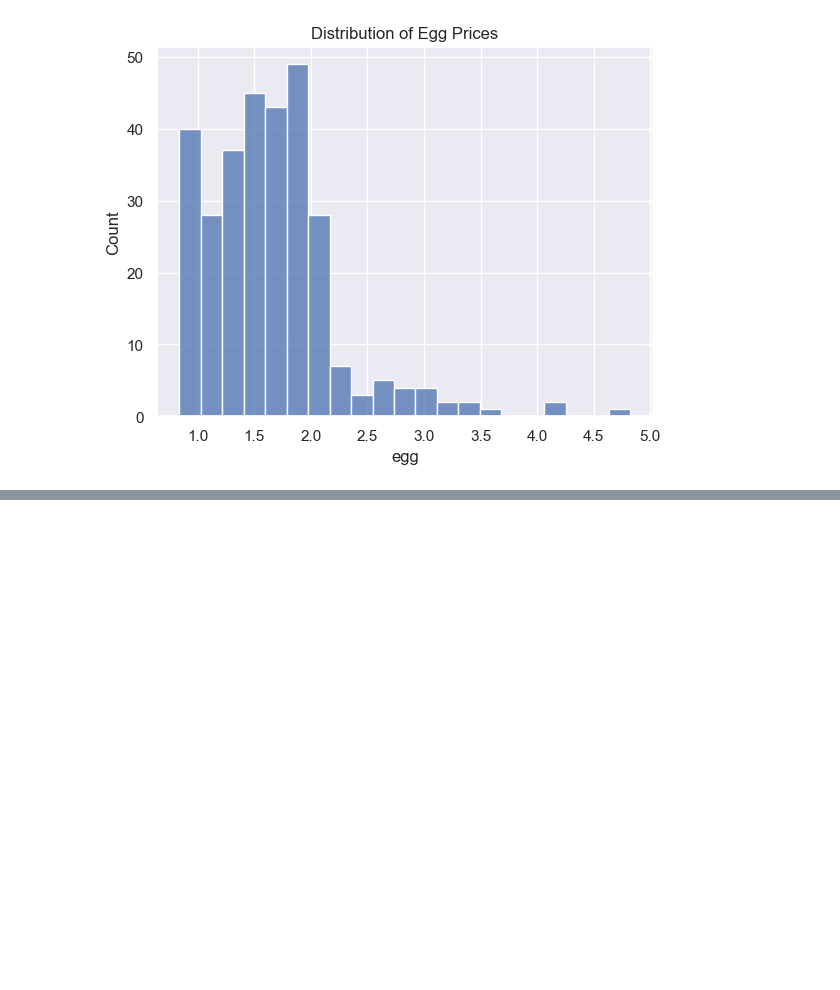
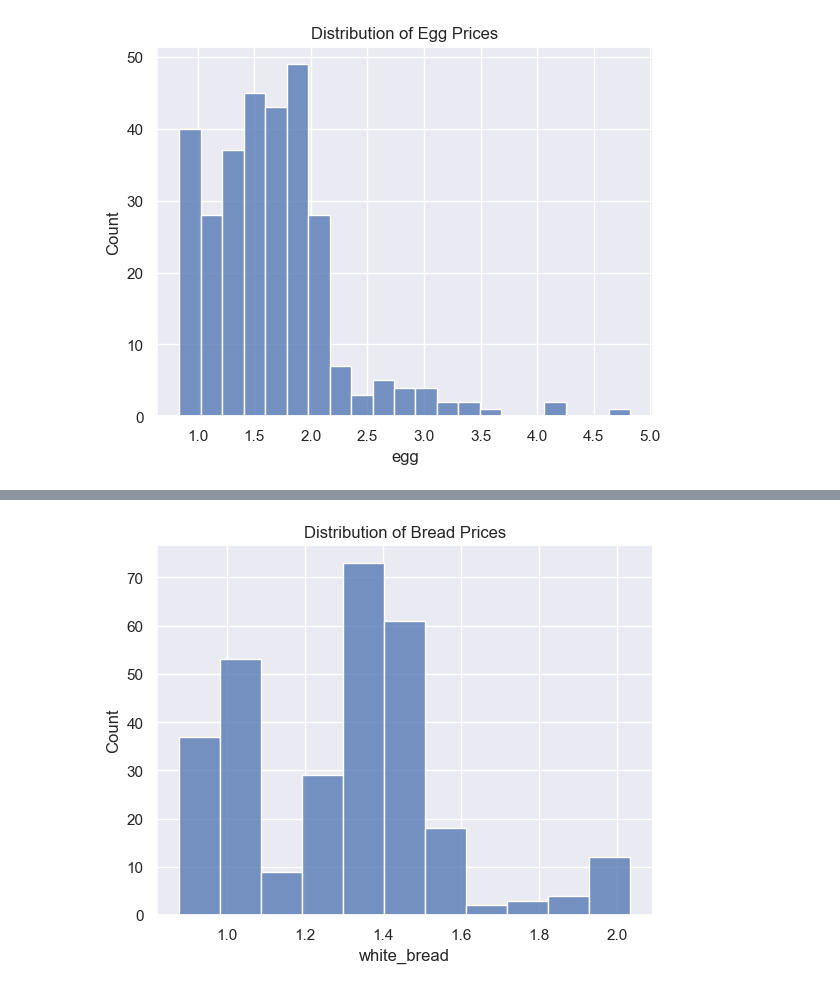
Before and after one commit to matthewjchin/grocerypriceanalysis, a Jupyter notebook: fred_groceries_eda.ipynb, the cells around one changed output, grey strips where cells are left out. Cells and saved outputs as stored; diff of their text form; code cells hidden in the pictures; blank space fills up the shorter version.

```diff
--- a/fred_groceries_eda.ipynb
+++ b/fred_groceries_eda.ipynb
@@ -304,0 +323,6 @@ plt.show()
+# %%
+sns.histplot(groceries_df['white_bread'])
+plt.title('Distribution of Bread Prices')
+plt.show()
+# %% [output]
+[figure, added]
```
Also changed, not shown: parts of 7 cells of this notebook, 1 other file.
